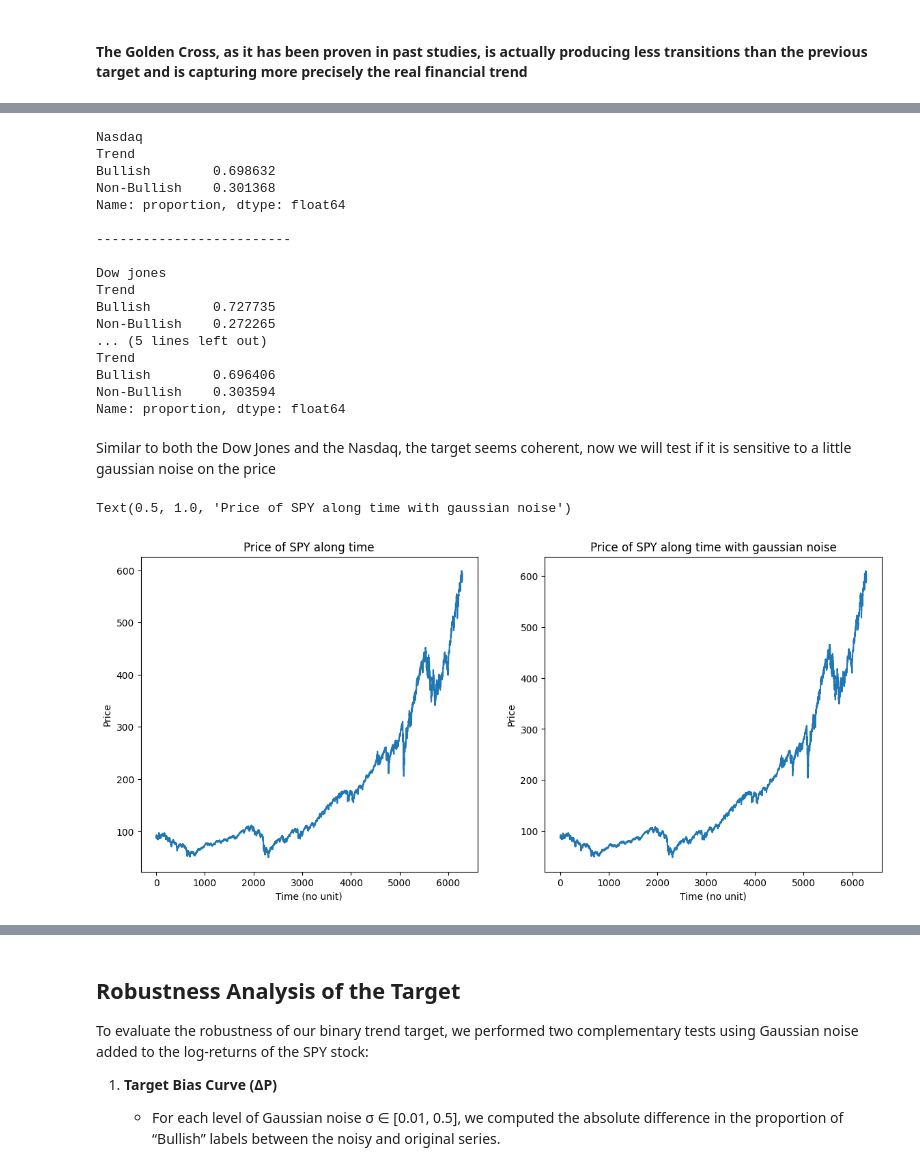
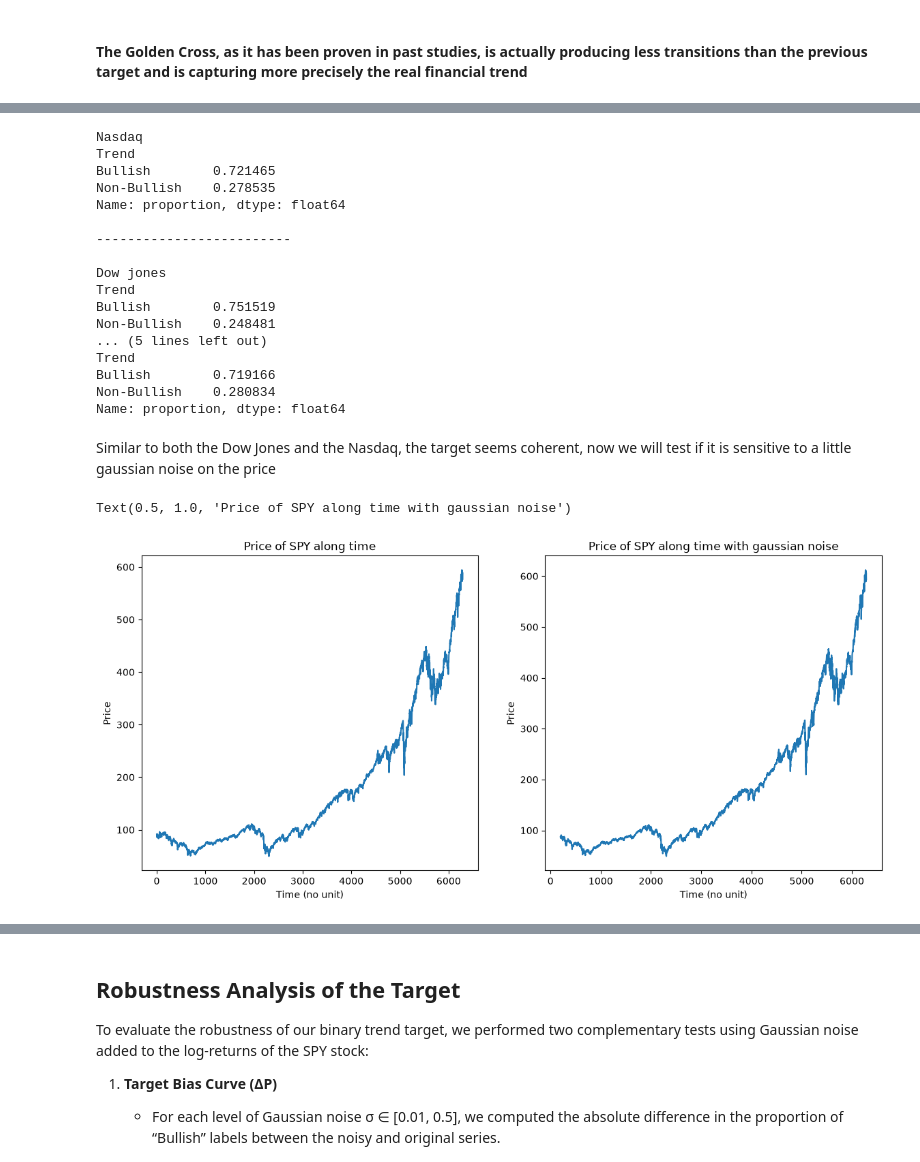
Before and after one commit to Bissapinho/Trend-classifier, a Jupyter notebook: notebooks/01_target_testing.ipynb, the cells around one changed output, grey strips where cells are left out. Saved outputs shown, nothing was run; the diff lists cells and outputs as text; code cells hidden in the pictures.

```diff
--- a/notebooks/01_target_testing.ipynb
+++ b/notebooks/01_target_testing.ipynb
@@ -85,7 +87,7 @@ After testing multiple configurations, we select **(period=60, goalreturn=0.05)*
    - (60, 0.05) strikes the best compromise between financial rigor and modeling feasibility
 # %%
 df1 = spy.copy()
-df1 = add_all_features(df1)
+df1 = add_returns(df1)
 df1 = add_target(df1, period=60, goalreturn=0.05)
 
 df1 = df1.drop(['Dividends', 'Stock Splits', 'Capital Gains'], axis=1)
@@ -263,7 +267,7 @@ plt.tight_layout()
 #### The Golden Cross, as it has been proven in past studies, is actually producing less transitions than the previous target and is capturing more precisely the real financial trend
 # %%
 df_clean = spy.copy()
-df_clean = add_all_features(df_clean)
+df_clean = add_returns(df_clean)
 df_clean = add_target_ma_cross(df_clean, short_window=50, long_window=200).dropna(subset=['Trend'])
 df_clean = df_clean.drop(['Dividends', 'Stock Splits', 'Capital Gains'], axis=1)
 df_clean
@@ -328,20 +332,20 @@ print(df_clean['Trend'].value_counts(normalize=True))
 # %% [output]
 Nasdaq
 Trend
-Bullish        0.698632
-Non-Bullish    0.301368
+Bullish        0.721465
+Non-Bullish    0.278535
 Name: proportion, dtype: float64
 
 -------------------------
 
 Dow jones
 Trend
-Bullish        0.727735
-Non-Bullish    0.272265
+Bullish        0.751519
+Non-Bullish    0.248481
 ... (5 lines left out)
 Trend
-Bullish        0.696406
-Non-Bullish    0.303594
+Bullish        0.719166
+Non-Bullish    0.280834
 Name: proportion, dtype: float64
 # %% [markdown]
 Similar to both the Dow Jones and the Nasdaq, the target seems coherent, now we will test if it is sensitive to a little gaussian noise on the price
@@ -354,37 +358,38 @@ def add_gaussian(df: pd.DataFrame, mu = 0, sigma = 0.05):
     df1 = df.copy()
 
     #Add gaussian to logreturns
-    sig = df1['Log Return'].std()
-    norm_logreturns = df1['Log Return'] / sig
+    log_returns = np.log(1 + df1['Return'])
+    sig = log_returns.std()
+    norm_logreturns = log_returns / sig
 
     rng = np.random.default_rng()
     s = rng.normal(mu, sigma, len(norm_logreturns))
     logreturns_noisy = s + norm_logreturns
 
     #Reconstruct price based on those new logreturns to change the target
     logreturns_noisy = logreturns_noisy * sig
     df1['Close'] = df1['Close'].iloc[0] * np.exp(logreturns_noisy.cumsum())
 
     df1 = df1.drop('Trend', axis=1)
     df1 = add_target(df1)
 
     return df1
 
 gaussian_df_test = add_gaussian(df_clean)
 
 fig, axes = plt.subplots(1, 2, figsize=(14,6))
 axes[0].plot(df1['Close'])
 axes[0].set_xlabel('Time (no unit)')
 axes[0].set_ylabel('Price')
 axes[0].set_title('Price of SPY along time')
 
 axes[1].plot(gaussian_df_test['Close'])
 axes[1].set_xlabel('Time (no unit)')
 axes[1].set_ylabel('Price')
 axes[1].set_title('Price of SPY along time with gaussian noise')
 # %% [output]
 Text(0.5, 1.0, 'Price of SPY along time with gaussian noise')
-[figure, old version]
+[figure, new version]
 # %%
 import numpy as np
 
```
Also changed, not shown: parts of 9 cells of this notebook, 7 other files.
